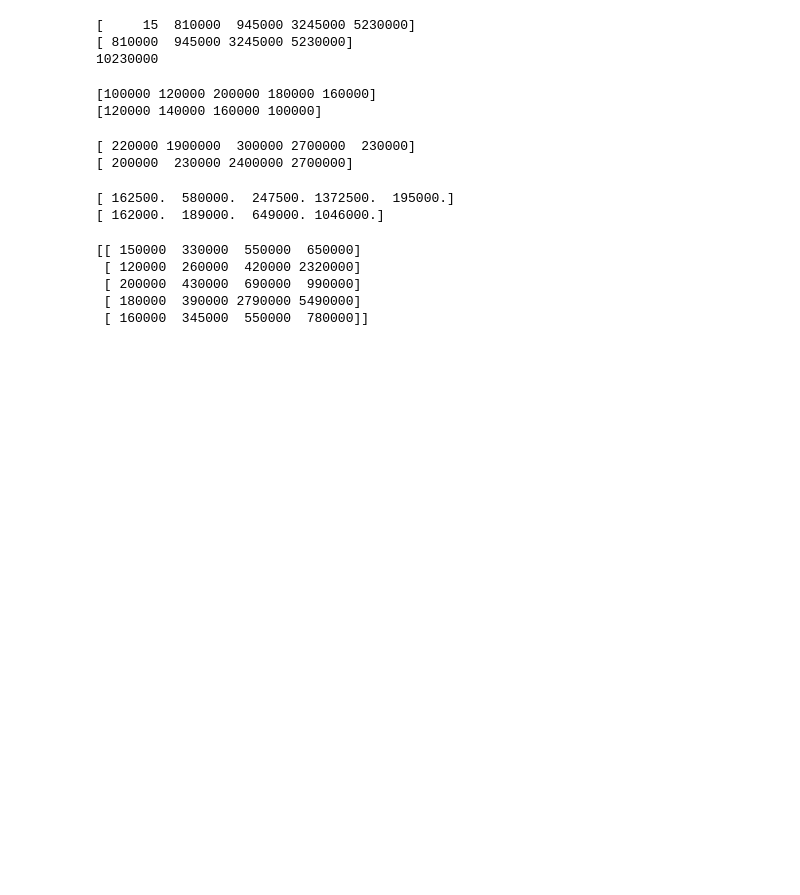
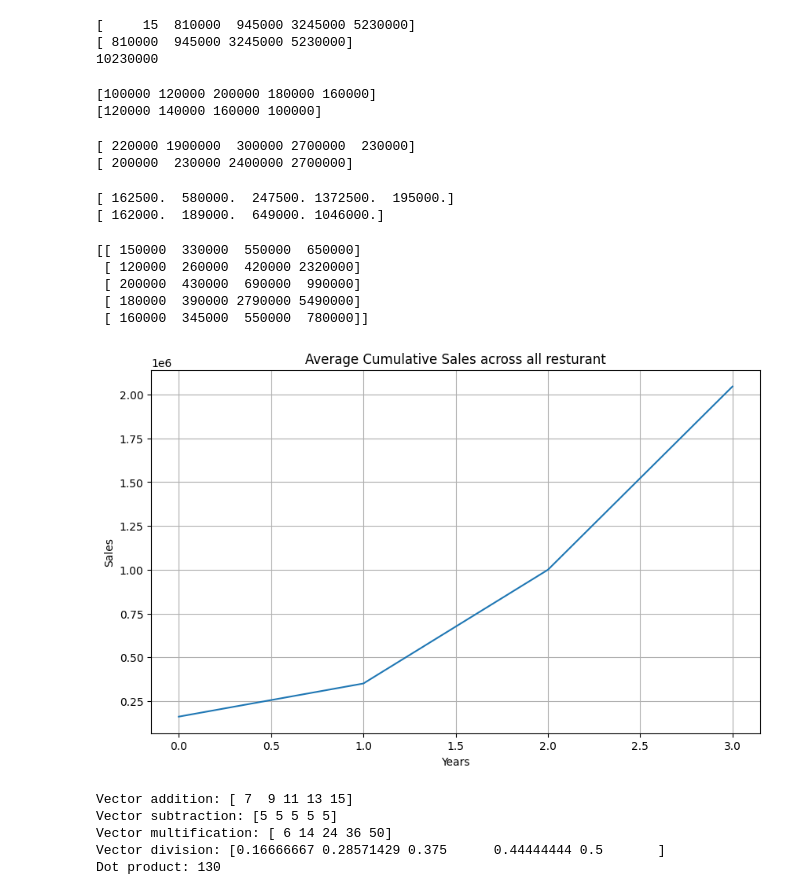
Before and after one commit to kcbhawana07/Python, a Jupyter notebook: Numpy/phase-3.ipynb, the cells around one changed output. Drawn from its saved outputs; the diff is of its cells as text; code cells hidden in the pictures; blank space fills up the shorter version.

```diff
--- a/Numpy/phase-3.ipynb
+++ b/Numpy/phase-3.ipynb
@@ -69,3 +69,29 @@ print(cumsum)
  [ 200000  430000  690000  990000]
  [ 180000  390000 2790000 5490000]
  [ 160000  345000  550000  780000]]
+# %%
+
+plt.figure(figsize=(10,6))
+plt.plot(np.mean(cumsum,axis=0))
+plt.title("Average Cumulative Sales across all resturant")
+plt.xlabel("Years")
+plt.ylabel("Years")
+plt.ylabel("Sales")
+plt.grid()
+plt.show()
+# %% [output]
+[figure, added]
+# %%
+vector1=np.array([1,2,3,4,5])
+vector2=np.array([6,7,8,9,10])
+print("Vector addition:",vector1+vector2)
+print("Vector subtraction:",vector2-vector1)
+print("Vector multification:",vector1*vector2)
+print("Vector division:",vector1/vector2)
+print("Dot product:",np.dot(vector1,vector2))
+# %% [output]
+Vector addition: [ 7  9 11 13 15]
+Vector subtraction: [5 5 5 5 5]
+Vector multification: [ 6 14 24 36 50]
+Vector division: [0.16666667 0.28571429 0.375      0.44444444 0.5       ]
+Dot product: 130
```
Also changed, not shown: 1 other file.
